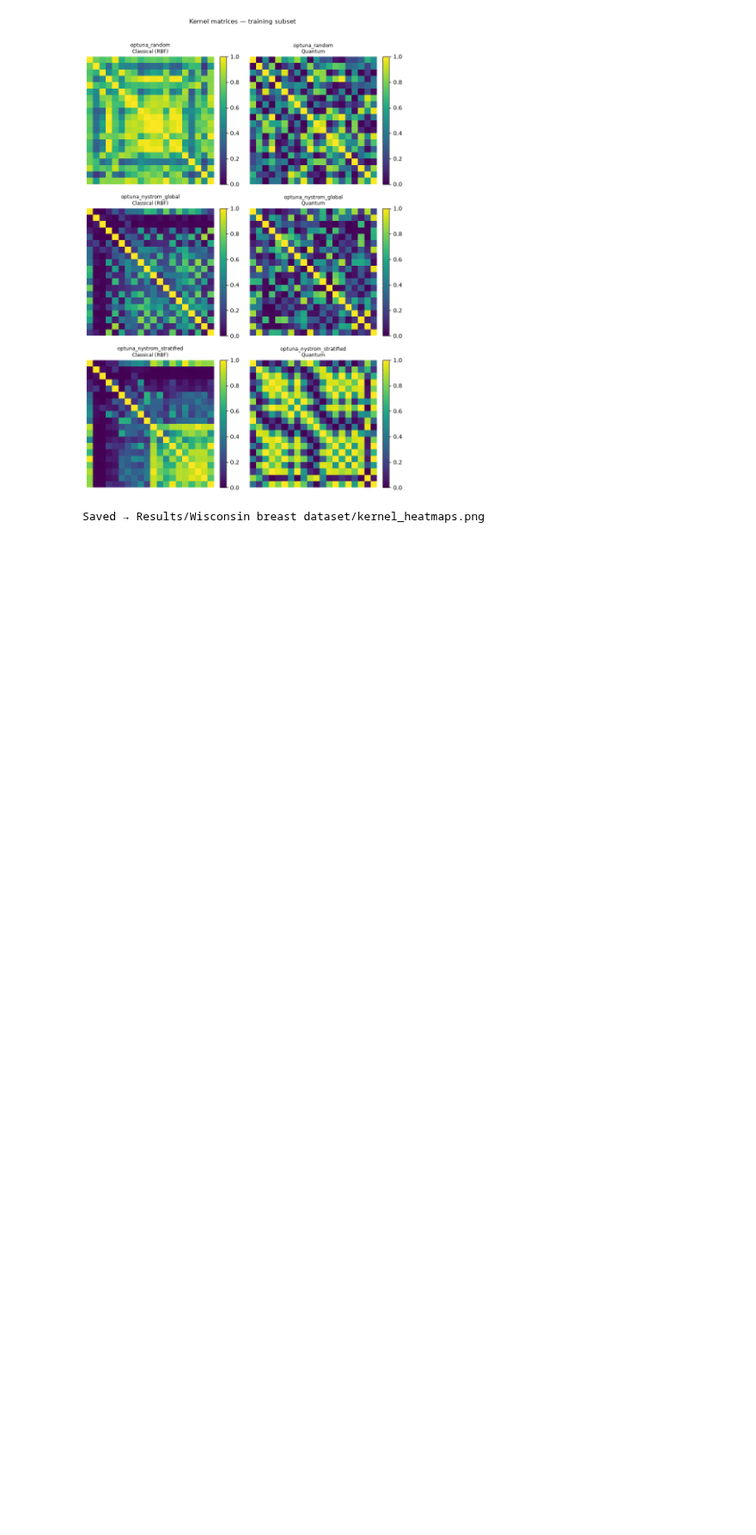
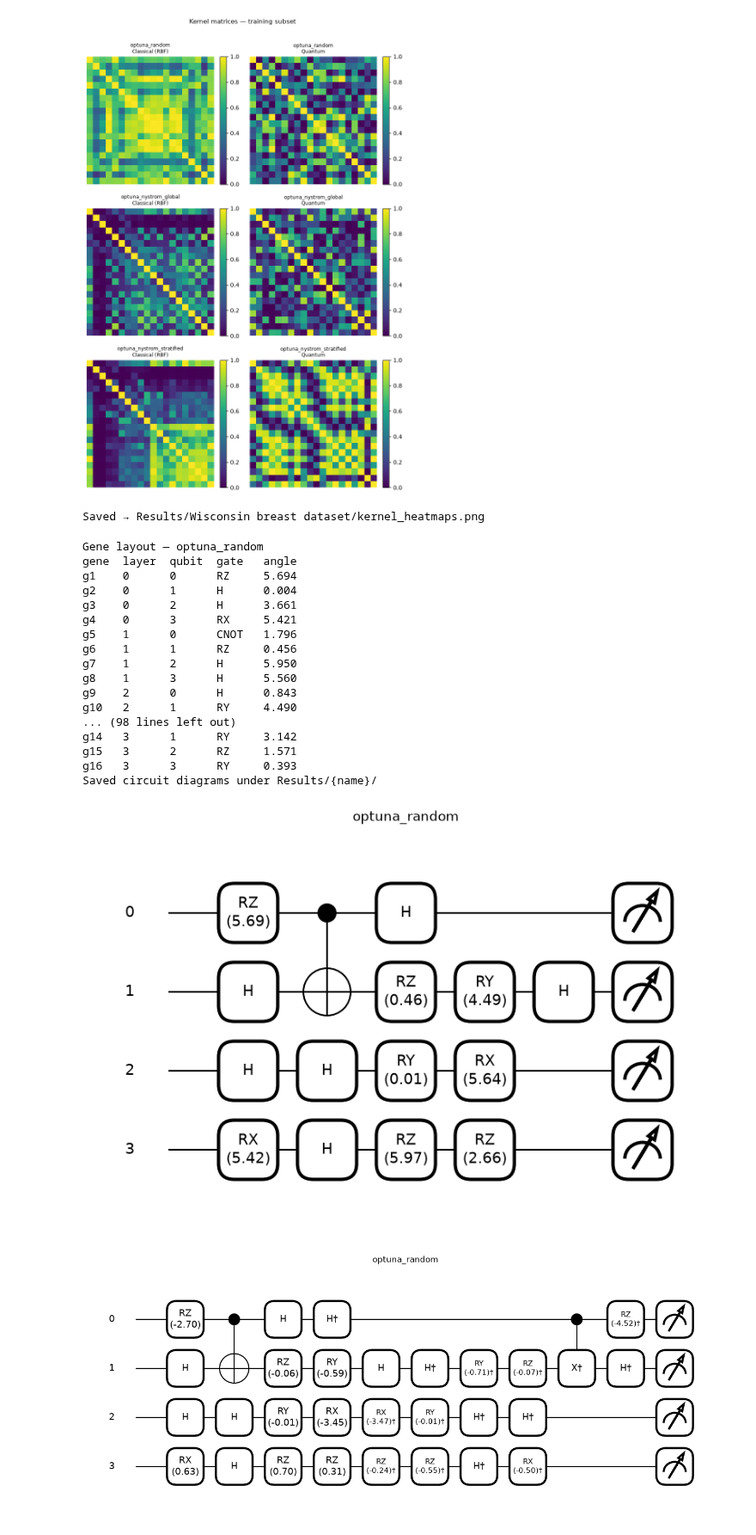
Before and after one commit to marrrrrrta/Automatic_Design_QFM_Genomic_Classification, a Jupyter notebook: WisconsinBC_v1.ipynb, the cells around one changed output. Shown at 86% size. Drawn from its saved outputs; the diff is of its cells as text; code cells hidden in the pictures; blank space fills up the shorter version.

Commit message:
new 3-class dataset added. functions to study the circuits added. export to excel added. bug fixes

```diff
--- a/WisconsinBC_v1.ipynb
+++ b/WisconsinBC_v1.ipynb
@@ -67,7 +69,7 @@ EXPERIMENTS: list[ExperimentConfig] = [
         name             = 'optuna_nystrom_stratified',
         optimizer        = 'optuna',
         subset_method    = 'nystrom_stratified',
-        subset_kwargs    = {'n_qubits': N_QUBITS, 'n_pos': N_POINTS // 2, 'n_neg': N_POINTS // 2},
+        subset_kwargs    = {'n_qubits': N_QUBITS, 'n_per_class': N_POINTS // 2},
         optimizer_kwargs = {'n_trials': N_TRIALS},
     ),
 
@@ -212,3 +214,38 @@ Saved → Results/Wisconsin breast dataset/accuracy_comparison.png
 Saved → Results/Wisconsin breast dataset/g_best_comparison.png
 [figure]
 Saved → Results/Wisconsin breast dataset/kernel_heatmaps.png
+# %%
+# ── 5b. Circuit diagrams ───────────────────────────────────────────────────────
+
+for config in EXPERIMENTS:
+    if not candidate_exists(config.name):
+        continue
+    data = load_parameter_train(config.name)
+    candidate, X_sub, y_sub = data['candidate'], data['X_subset'], data['y_subset']
+
+    draw_feature_map(candidate, np.ones(N_QUBITS), name=config.name)        # structure view
+    x_class0 = X_sub[y_sub == np.unique(y_sub)[0]][0]
+    x_class1 = X_sub[y_sub == np.unique(y_sub)[1]][0]
+    draw_kernel_circuit(candidate, x_class0, x_class1, name=config.name)    # one sample from each class
+
+print("Saved circuit diagrams under Results/{name}/")
+# %% [output]
+Gene layout — optuna_random
+gene  layer  qubit  gate   angle
+g1    0      0      RZ     5.694
+g2    0      1      H      0.004
+g3    0      2      H      3.661
+g4    0      3      RX     5.421
+g5    1      0      CNOT   1.796
+g6    1      1      RZ     0.456
+g7    1      2      H      5.950
+g8    1      3      H      5.560
+g9    2      0      H      0.843
+g10   2      1      RY     4.490
+... (98 lines left out)
+g14   3      1      RY     3.142
+g15   3      2      RZ     1.571
+g16   3      3      RY     0.393
+Saved circuit diagrams under Results/{name}/
+[figure, added]
+[figure, added]
```
Also changed, not shown: parts of 5 cells of this notebook, 42 other files.
